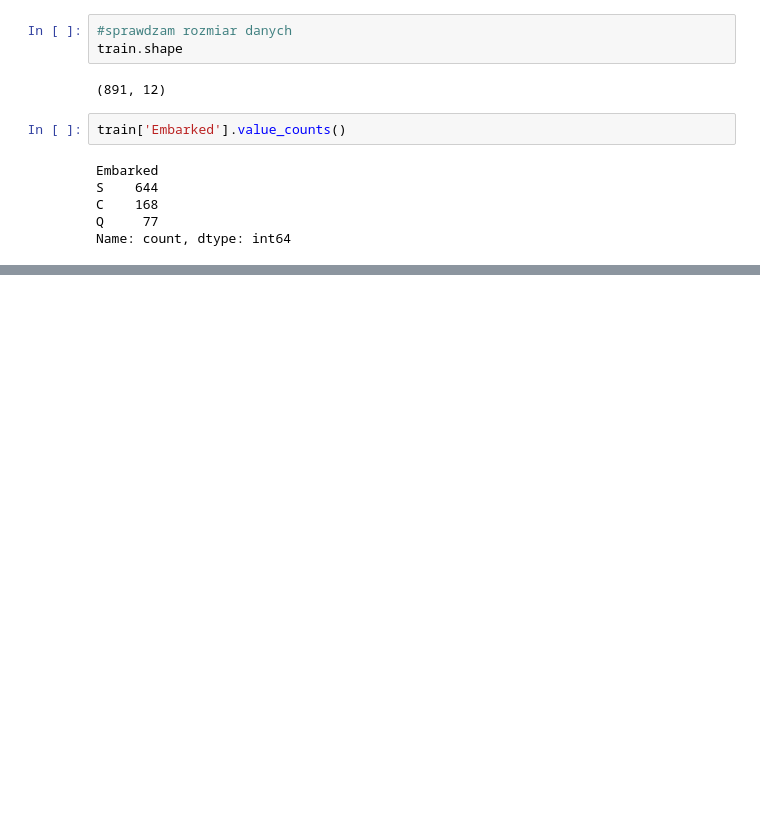
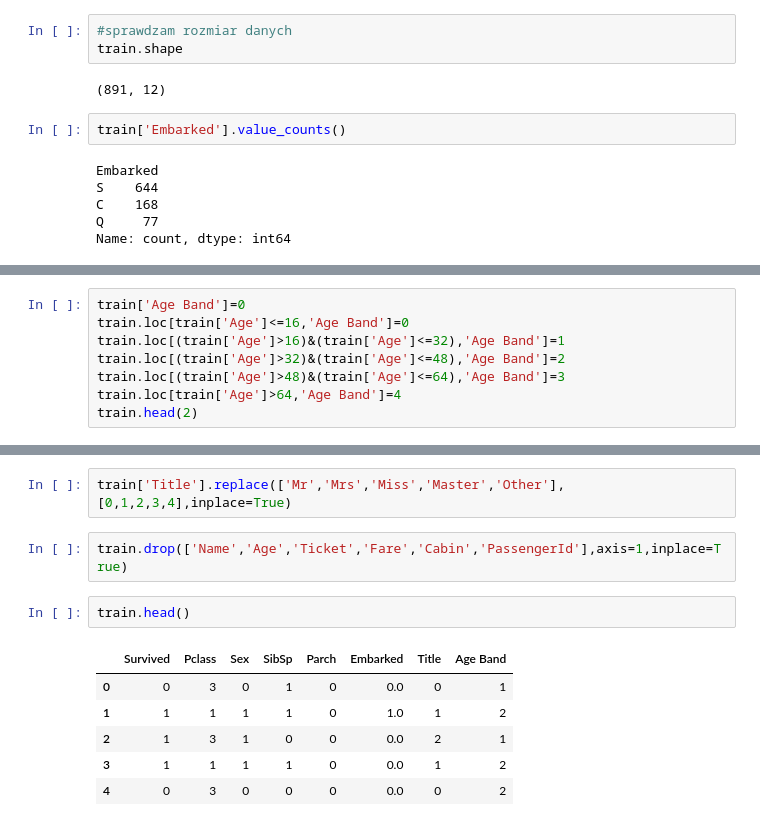
Before and after one commit to alexandrap11/titanic, a Jupyter notebook: titanic2.ipynb, the cells around one changed output, grey strips where cells are left out. Saved outputs shown, nothing was run; the diff lists cells and outputs as text; blank space fills up the shorter version.

```diff
--- a/titanic2.ipynb
+++ b/titanic2.ipynb
@@ -84,0 +215,8 @@ Name: count, dtype: int64
+# %%
+train['Age Band']=0
+train.loc[train['Age']<=16,'Age Band']=0
+train.loc[(train['Age']>16)&(train['Age']<=32),'Age Band']=1
+train.loc[(train['Age']>32)&(train['Age']<=48),'Age Band']=2
+train.loc[(train['Age']>48)&(train['Age']<=64),'Age Band']=3
+train.loc[train['Age']>64,'Age Band']=4
+train.head(2)
@@ -84,0 +227,13 @@ Name: count, dtype: int64
+# %%
+train['Title'].replace(['Mr','Mrs','Miss','Master','Other'],[0,1,2,3,4],inplace=True)
+# %%
+train.drop(['Name','Age','Ticket','Fare','Cabin','PassengerId'],axis=1,inplace=True)
+# %%
+train.head()
+# %% [output]
+|  | Survived | Pclass | Sex | SibSp | Parch | Embarked | Title | Age Band |
+| 0 | 0 | 3 | 0 | 1 | 0 | 0.0 | 0 | 1 |
+| 1 | 1 | 1 | 1 | 1 | 0 | 1.0 | 1 | 2 |
+| 2 | 1 | 3 | 1 | 0 | 0 | 0.0 | 2 | 1 |
+| 3 | 1 | 1 | 1 | 1 | 0 | 0.0 | 1 | 2 |
+| 4 | 0 | 3 | 0 | 0 | 0 | 0.0 | 0 | 2 |
```
Also changed, not shown: parts of 25 cells of this notebook.
